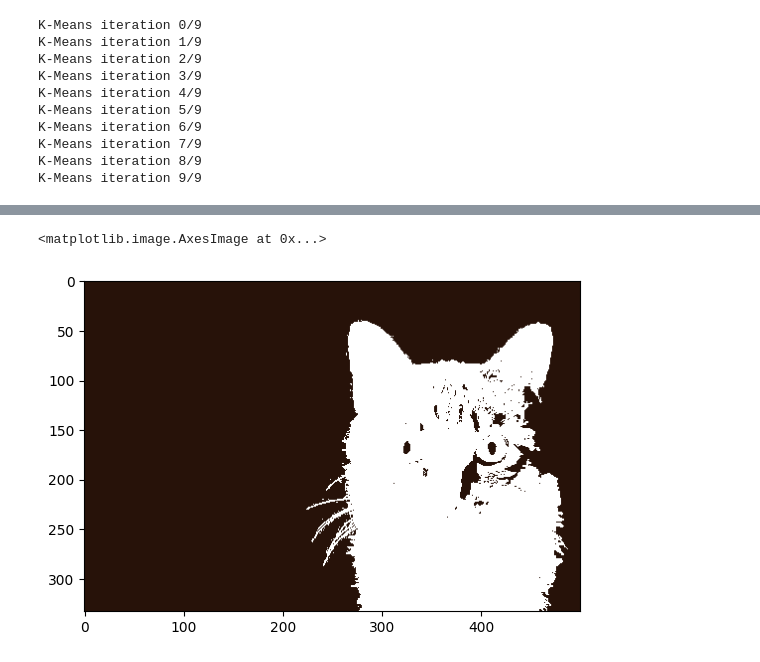
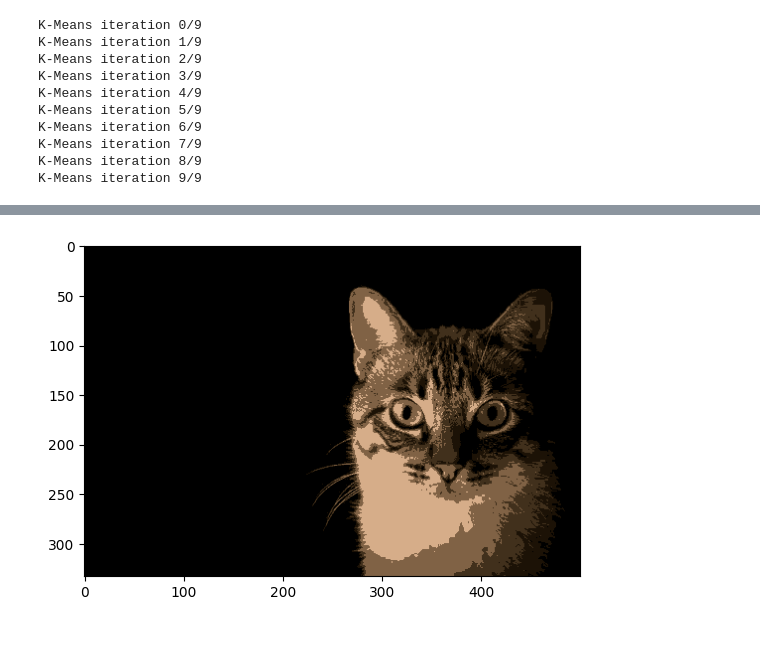
Before and after one commit to pratripat/kmeans-image-compression, a Jupyter notebook: KMeansClustering_ImageCompression.ipynb, the cells around one changed output, grey strips where cells are left out. Drawn from its saved outputs; the diff is of its cells as text; code cells hidden in the pictures.

```diff
--- a/KMeansClustering_ImageCompression.ipynb
+++ b/KMeansClustering_ImageCompression.ipynb
@@ -80,7 +79,7 @@ def run_Kmeans(X, initial_centroids, max_iters):
 
   return centroids, idx
 # %%
-K = 12 # compress into 12 colors
+K = 5 # compress into 5 colors
 max_iters = 10
 
 initial_centroids = Kmeans_init_centroids(X_img, K)
@@ -117,9 +109,8 @@ array([[2.87303013e+01, 1.85133820e+01, 6.33314617e+00],
-# %%
-idx = idx.flatten()
-idx = idx.astype(int)
-X_img_compressed = valid_centroids[idx]
+# %%
+X_img_compressed = centroids[idx]
+X_img_compressed = (X_img_compressed * 255).round().astype(np.uint8)
 # %%
-X_img_compressed = X_img_compressed.reshape((333, 500, 3))
+X_img_compressed = X_img_compressed.reshape(initial_shape)
 # %%
-plt.imshow(X_img_compressed)
+plt.imshow(X_img_compressed.astype(np.uint8))
 # %% [output]
@@ -127,2 +118 @@ WARNING:matplotlib.image:Clipping input data to the valid range for imshow with
-<matplotlib.image.AxesImage at 0x...>
-[figure, old version]
+[figure, new version]
```
Also changed, not shown: parts of 7 cells of this notebook, 1 other file.
